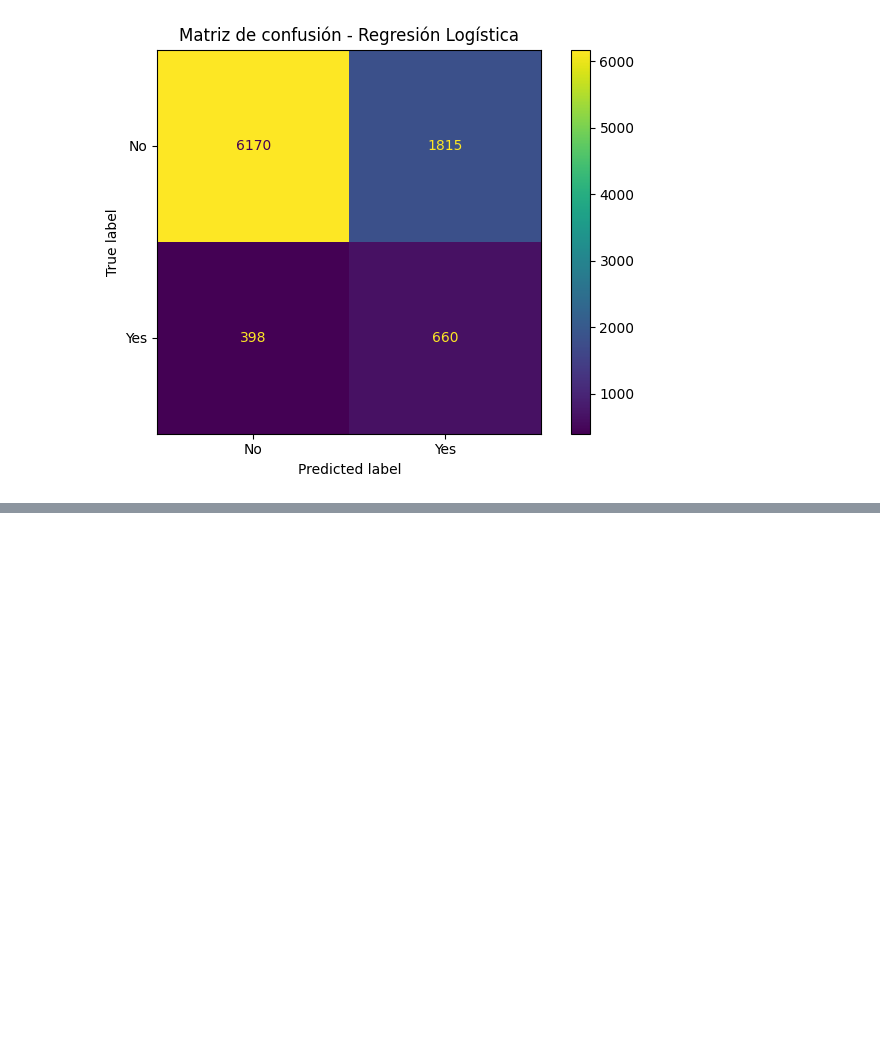
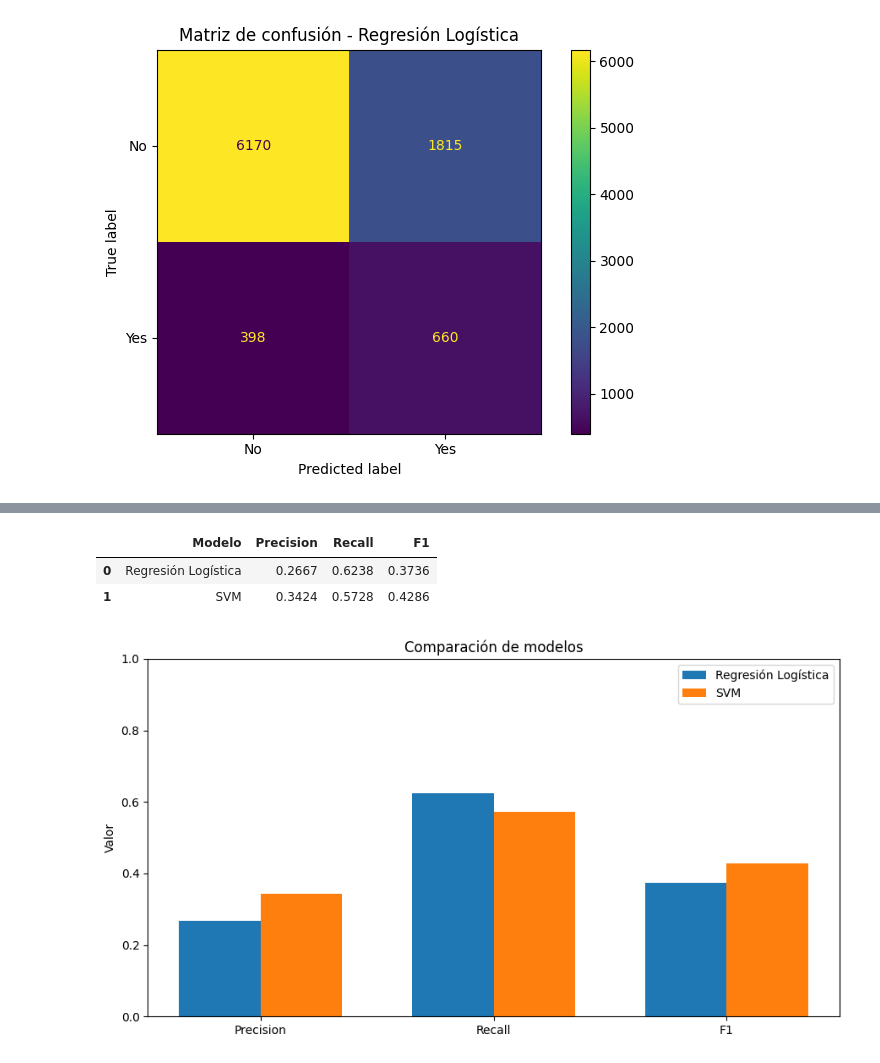
Before and after one commit to LeonardoG2005/Bank-Marketing-Database, a Jupyter notebook: Bank_Marketing_Database_Proyecto1.ipynb, the cells around one changed output, grey strips where cells are left out. Saved outputs shown, nothing was run; the diff lists cells and outputs as text; code cells hidden in the pictures; blank space fills up the shorter version.

Commit message:
:robot: feat: add SVM model, model comparison, and preliminary conclusions

```diff
--- a/Bank_Marketing_Database_Proyecto1.ipynb
+++ b/Bank_Marketing_Database_Proyecto1.ipynb
@@ -693,0 +834,39 @@ plt.show()
+# %%
+# Tabla comparativa final
+
+results = pd.DataFrame({
+    "Modelo": ["Regresión Logística", "SVM"],
+    "Precision": [precision_lr, precision_svm],
+    "Recall": [recall_lr, recall_svm],
+    "F1": [f1_lr, f1_svm]
+})
+
+display(results.style.format({
+    "Precision": "{:.4f}",
+    "Recall": "{:.4f}",
+    "F1": "{:.4f}"
+}))
+# %% [output]
+|  | Modelo | Precision | Recall | F1 |
+| 0 | Regresión Logística | 0.2667 | 0.6238 | 0.3736 |
+| 1 | SVM | 0.3424 | 0.5728 | 0.4286 |
+# %%
+# 12.2 Gráfico comparativo de métricas
+
+metrics = ["Precision", "Recall", "F1"]
+x = np.arange(len(metrics))
+width = 0.35
+
+plt.figure(figsize=(9, 5))
+plt.bar(x - width/2, results.loc[0, metrics], width, label="Regresión Logística")
+plt.bar(x + width/2, results.loc[1, metrics], width, label="SVM")
+
+plt.xticks(x, metrics)
+plt.ylim(0, 1)
+plt.ylabel("Valor")
+plt.title("Comparación de modelos")
+plt.legend()
+plt.tight_layout()
+plt.show()
+# %% [output]
+[figure, added]
```
Also changed, not shown: parts of 9 cells of this notebook.
